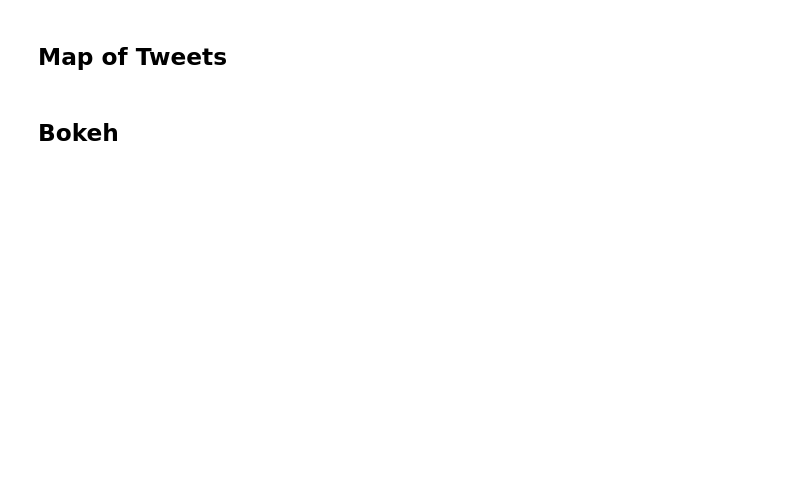
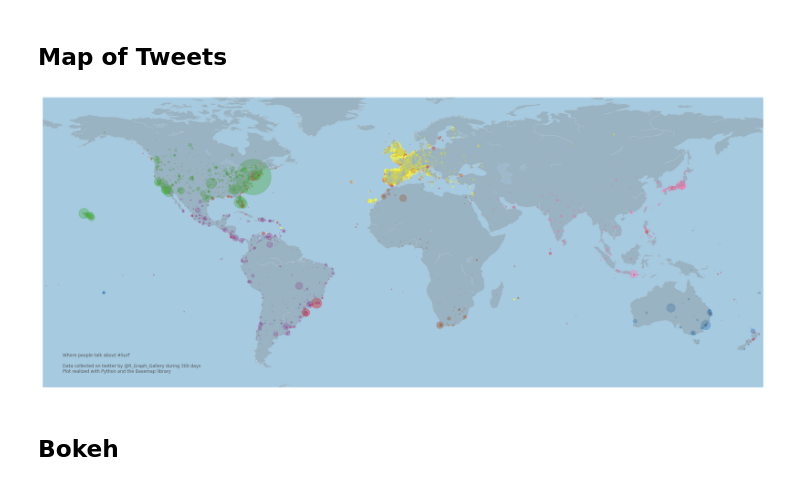
Before and after one commit to skrinak/MLexamples, a Jupyter notebook: Sample Graph Frameworks.ipynb, the cells around one changed output. Cells and saved outputs as stored; diff of their text form; code cells hidden in the pictures; blank space fills up the shorter version.

```diff
--- a/Sample Graph Frameworks.ipynb
+++ b/Sample Graph Frameworks.ipynb
@@ -152,28 +195,30 @@ nx.draw(G, with_labels=True, node_color='skyblue', node_size=1500, edge_color=df
 # %%
 # Set the dimension of the figure
 my_dpi=96
 plt.figure(figsize=(2600/my_dpi, 1800/my_dpi), dpi=my_dpi)
 
 # read the data (on the web)
-data = pd.read_csv('http://python-graph-gallery.com/wp-content/uploads/TweetSurfData.csv', sep=";")
+data = pd.read_csv('https://2018-skrinak.s3-us-west-2.amazonaws.com/Development/Data/TweetSurfData.csv', sep=";")
 
 # Make the background map
 m=Basemap(llcrnrlon=-180, llcrnrlat=-65,urcrnrlon=180,urcrnrlat=80)
 m.drawmapboundary(fill_color='#A6CAE0', linewidth=0)
 m.fillcontinents(color='grey', alpha=0.3)
 m.drawcoastlines(linewidth=0.1, color="white")
 
 # prepare a color for each point depending on the continent.
 data['labels_enc'] = pd.factorize(data['homecontinent'])[0]
 
 # Add a point per position
 m.scatter(data['homelon'], data['homelat'], s=data['n']/6, alpha=0.4, c=data['labels_enc'], cmap="Set1")
 
 # copyright and source data info
 plt.text( -170, -58,'Where people talk about #Surf\n\nData collected on twitter by @R_Graph_Gallery during 300 days\nPlot realized with Python and the Basemap library', ha='left', va='bottom', size=9, color='#555555' )
 
 # Save as png
 plt.savefig('#315_Tweet_Surf_Bubble_map1.png', bbox_inches='tight')
+# %% [output]
+[figure, added]
 # %% [markdown]
 ## Bokeh
 # %%
```
Also changed, not shown: parts of 15 cells of this notebook.
